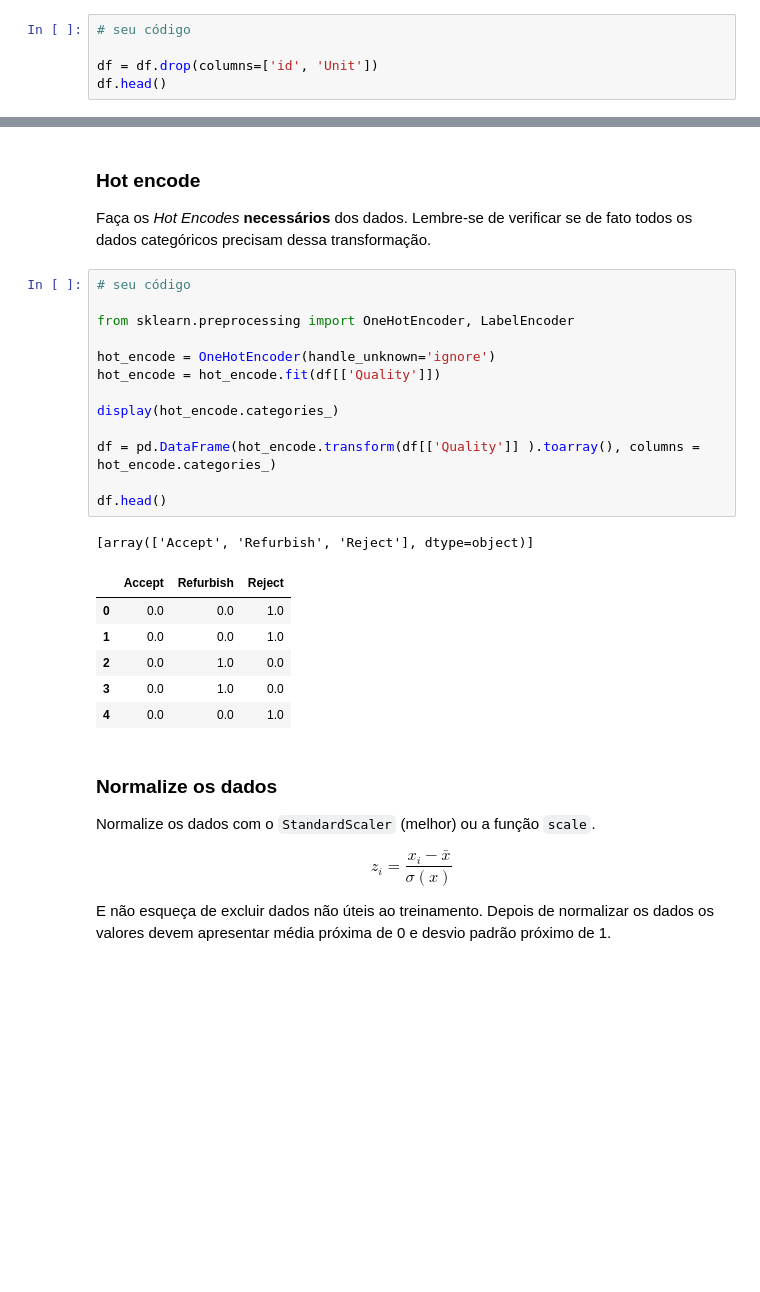
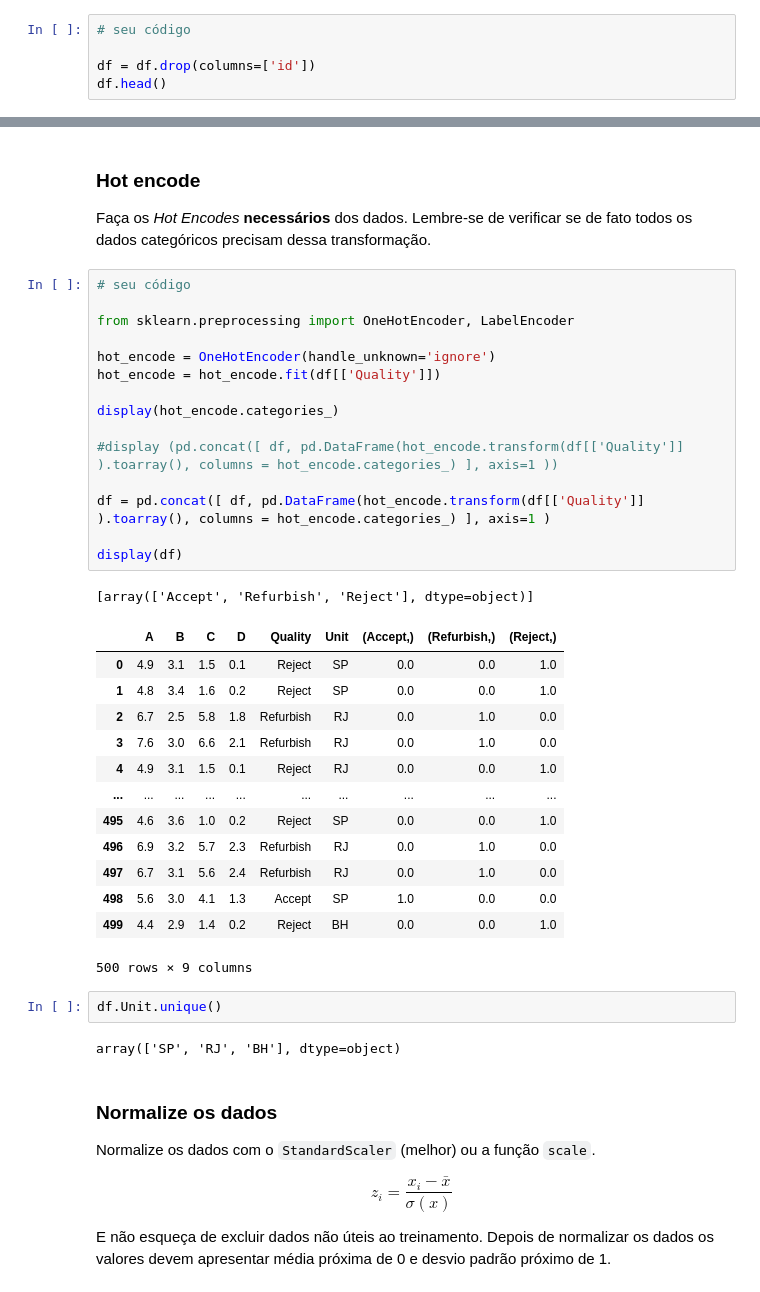
Before and after one commit to NilbertoFreitas/Mineracao_de_Dados, a Jupyter notebook: BIG_A3_Classificacao-Nilberto.ipynb, the cells around one changed output, grey strips where cells are left out. Drawn from its saved outputs; the diff is of its cells as text; blank space fills up the shorter version.

```diff
--- a/BIG_A3_Classificacao-Nilberto.ipynb
+++ b/BIG_A3_Classificacao-Nilberto.ipynb
@@ -66,6 +66,6 @@ Elimine atributos que não fazem parte do treinamento.
 # %%
 # seu código
 
-df = df.drop(columns=['id', 'Unit'])
+df = df.drop(columns=['id'])
 df.head()
 # %% [output]
@@ -101,24 +102,37 @@ Faça os *Hot Encodes* **necessários** dos dados. Lembre-se de verificar se de
 # %%
 # seu código
 
 from sklearn.preprocessing import OneHotEncoder, LabelEncoder
 
 hot_encode = OneHotEncoder(handle_unknown='ignore')
 hot_encode = hot_encode.fit(df[['Quality']])
 
 display(hot_encode.categories_)
 
-df = pd.DataFrame(hot_encode.transform(df[['Quality']] ).toarray(), columns = hot_encode.categories_)
+#display (pd.concat([ df, pd.DataFrame(hot_encode.transform(df[['Quality']] ).toarray(), columns = hot_encode.categories_) ], axis=1 ))
 
-df.head()
+df = pd.concat([ df, pd.DataFrame(hot_encode.transform(df[['Quality']] ).toarray(), columns = hot_encode.categories_) ], axis=1 )
+
+display(df)
 # %% [output]
 [array(['Accept', 'Refurbish', 'Reject'], dtype=object)]
-|  | Accept | Refurbish | Reject |
-| 0 | 0.0 | 0.0 | 1.0 |
-| 1 | 0.0 | 0.0 | 1.0 |
-| 2 | 0.0 | 1.0 | 0.0 |
-| 3 | 0.0 | 1.0 | 0.0 |
-| 4 | 0.0 | 0.0 | 1.0 |
+|  | A | B | C | D | Quality | Unit | (Accept,) | (Refurbish,) | (Reject,) |
+| 0 | 4.9 | 3.1 | 1.5 | 0.1 | Reject | SP | 0.0 | 0.0 | 1.0 |
+| 1 | 4.8 | 3.4 | 1.6 | 0.2 | Reject | SP | 0.0 | 0.0 | 1.0 |
+| 2 | 6.7 | 2.5 | 5.8 | 1.8 | Refurbish | RJ | 0.0 | 1.0 | 0.0 |
+| 3 | 7.6 | 3.0 | 6.6 | 2.1 | Refurbish | RJ | 0.0 | 1.0 | 0.0 |
+| 4 | 4.9 | 3.1 | 1.5 | 0.1 | Reject | RJ | 0.0 | 0.0 | 1.0 |
+| ... | ... | ... | ... | ... | ... | ... | ... | ... | ... |
+| 495 | 4.6 | 3.6 | 1.0 | 0.2 | Reject | SP | 0.0 | 0.0 | 1.0 |
+| 496 | 6.9 | 3.2 | 5.7 | 2.3 | Refurbish | RJ | 0.0 | 1.0 | 0.0 |
+| 497 | 6.7 | 3.1 | 5.6 | 2.4 | Refurbish | RJ | 0.0 | 1.0 | 0.0 |
+| 498 | 5.6 | 3.0 | 4.1 | 1.3 | Accept | SP | 1.0 | 0.0 | 0.0 |
+| 499 | 4.4 | 2.9 | 1.4 | 0.2 | Reject | BH | 0.0 | 0.0 | 1.0 |
+500 rows × 9 columns
+# %%
+df.Unit.unique()
+# %% [output]
+array(['SP', 'RJ', 'BH'], dtype=object)
 # %% [markdown]
 ### Normalize os dados
 
```
Also changed, not shown: parts of 7 cells of this notebook.
